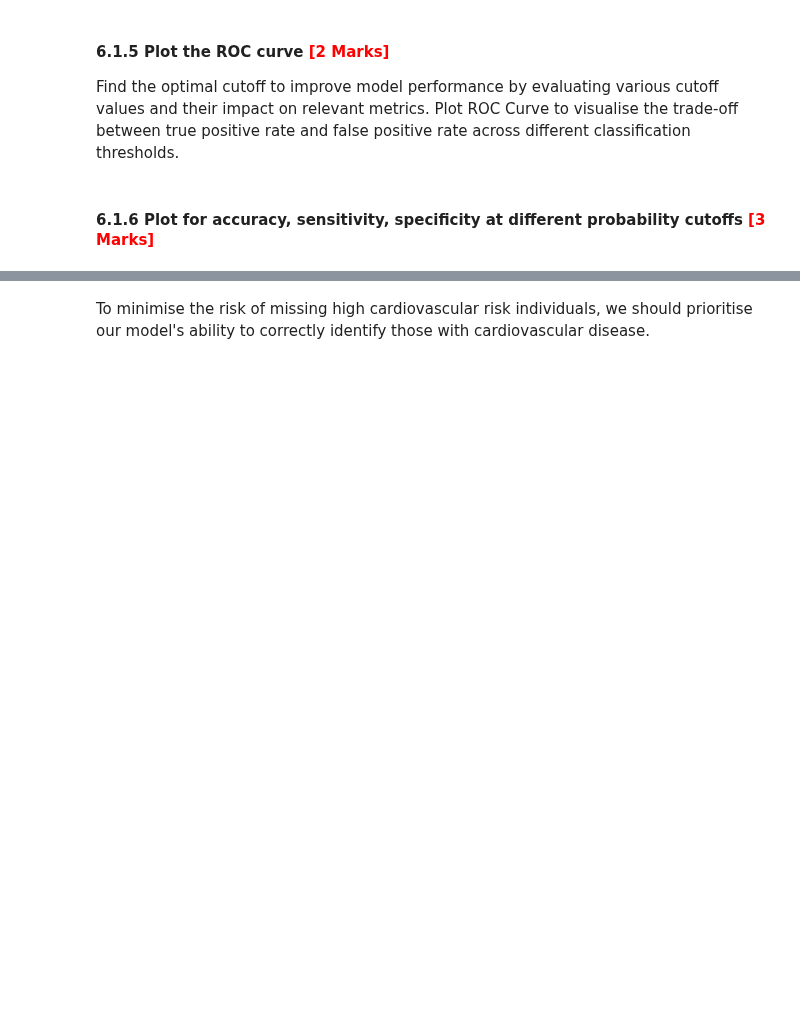
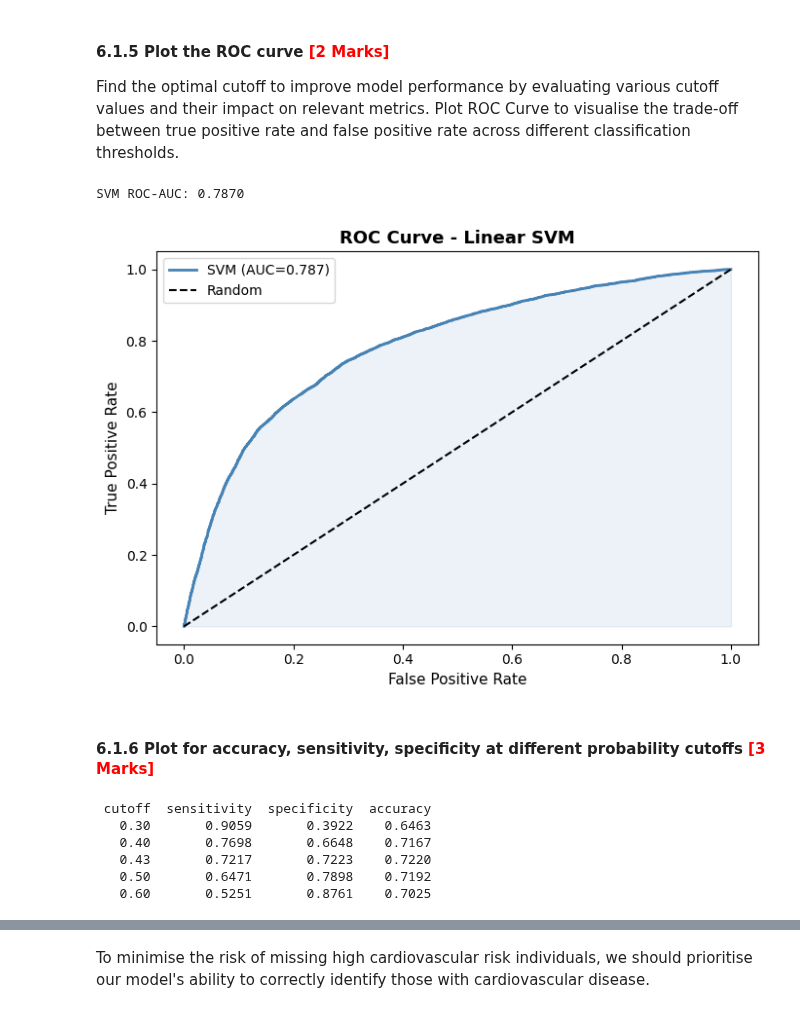
Before and after one commit to mayuresh-tungare/c6-assignment, a Jupyter notebook: CardioRisk_Prediction_Mayuresh_Tungare.ipynb, the cells around one changed output, grey strips where cells are left out. Cells and saved outputs as stored; diff of their text form; code cells hidden in the pictures; blank space fills up the shorter version.

```diff
--- a/CardioRisk_Prediction_Mayuresh_Tungare.ipynb
+++ b/CardioRisk_Prediction_Mayuresh_Tungare.ipynb
@@ -774,0 +773,11 @@ Go through the [SVC documentation](https://scikit-learn.org/stable/modules/gener
+# %%
+# Define and fit linear SVM
+# Using a subsample of 15,000 records due to O(n^2) complexity of SVM
+np.random.seed(42)
+idx = np.random.choice(len(X_train), size=15000, replace=False)
+X_tr_sub = X_train.iloc[idx]
+y_tr_sub = y_train.iloc[idx]
+
+svm_model = SVC(kernel='linear', probability=True, random_state=42, C=1.0)
+svm_model.fit(X_tr_sub, y_tr_sub)
+print('Linear SVM trained successfully on 15,000-sample subset.')
@@ -780,3 +791,6 @@ We defined the model to also return the probabilities after training. Use the `S
 After getting the probability values, assign class labels using the default threshold of 0.5 and check the distribution of assigned labels.
 # %%
 # Use predict_proba() to get the probability of positive class for all data points
+svm_proba = svm_model.predict_proba(X_test)[:, 1]
+print('Probability estimates shape:', svm_proba.shape)
+print('Sample values:', svm_proba[:5].round(3))
@@ -811,2 +880,17 @@ Find the optimal cutoff to improve model performance by evaluating various cutof
+# %%
+# Plot the ROC curve
+fpr_svm, tpr_svm, _ = roc_curve(y_test, svm_proba)
+auc_svm = roc_auc_score(y_test, svm_proba)
+print(f'SVM ROC-AUC: {auc_svm:.4f}')
+fig, ax = plt.subplots(figsize=(7, 5))
+ax.plot(fpr_svm, tpr_svm, color='steelblue', lw=2, label=f'SVM (AUC={auc_svm:.3f})')
+ax.plot([0,1],[0,1],'k--',lw=1.5,label='Random')
+ax.fill_between(fpr_svm, tpr_svm, alpha=0.1, color='steelblue')
+ax.set_xlabel('False Positive Rate', fontsize=11); ax.set_ylabel('True Positive Rate', fontsize=11)
+ax.set_title('ROC Curve - Linear SVM', fontsize=13, fontweight='bold'); ax.legend(fontsize=10)
+plt.tight_layout(); plt.show()
+# %% [output]
+SVM ROC-AUC: 0.7870
+[figure, added]
 # %% [markdown]
 #### **6.1.6** Plot for accuracy, sensitivity, specificity at different probability cutoffs <font color="red">[3 Marks]</font>
@@ -816,0 +897,22 @@ Find the optimal cutoff to improve model performance by evaluating various cutof
+# %%
+# Create a DataFrame to see the values of accuracy, sensitivity, and specificity at different values of probability cutoffs
+cutoffs = np.arange(0.10, 0.91, 0.01)
+rows = []
+for c in cutoffs:
+    pred = (svm_proba >= c).astype(int)
+    cm = confusion_matrix(y_test, pred)
+    if cm.shape == (2,2):
+        tn, fp, fn, tp = cm.ravel()
+        rows.append({'cutoff': round(c,2),
+                     'sensitivity': tp/(tp+fn) if (tp+fn)>0 else 0,
+                     'specificity': tn/(tn+fp) if (tn+fp)>0 else 0,
+                     'accuracy':   (tp+tn)/(tp+tn+fp+fn)})
+svm_cutoff_df = pd.DataFrame(rows)
+print(svm_cutoff_df[svm_cutoff_df['cutoff'].isin([0.3, 0.4, 0.43, 0.5, 0.6])].round(4).to_string(index=False))
+# %% [output]
+ cutoff  sensitivity  specificity  accuracy
+   0.30       0.9059       0.3922    0.6463
+   0.40       0.7698       0.6648    0.7167
+   0.43       0.7217       0.7223    0.7220
+   0.50       0.6471       0.7898    0.7192
+   0.60       0.5251       0.8761    0.7025
```
Also changed, not shown: parts of 52 cells of this notebook.
